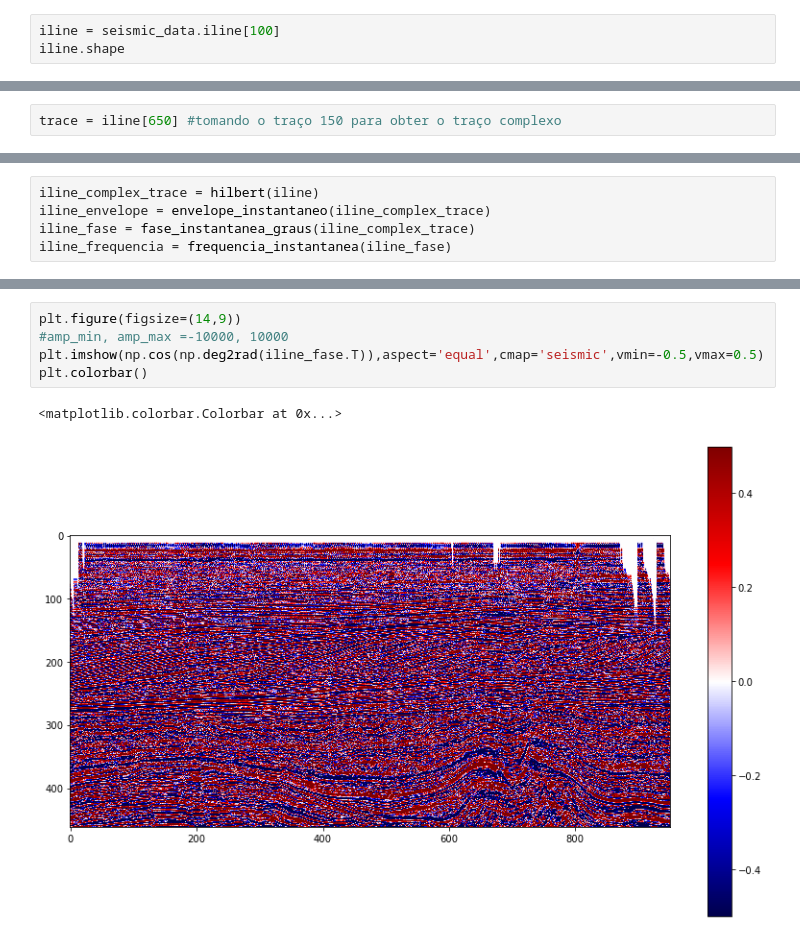
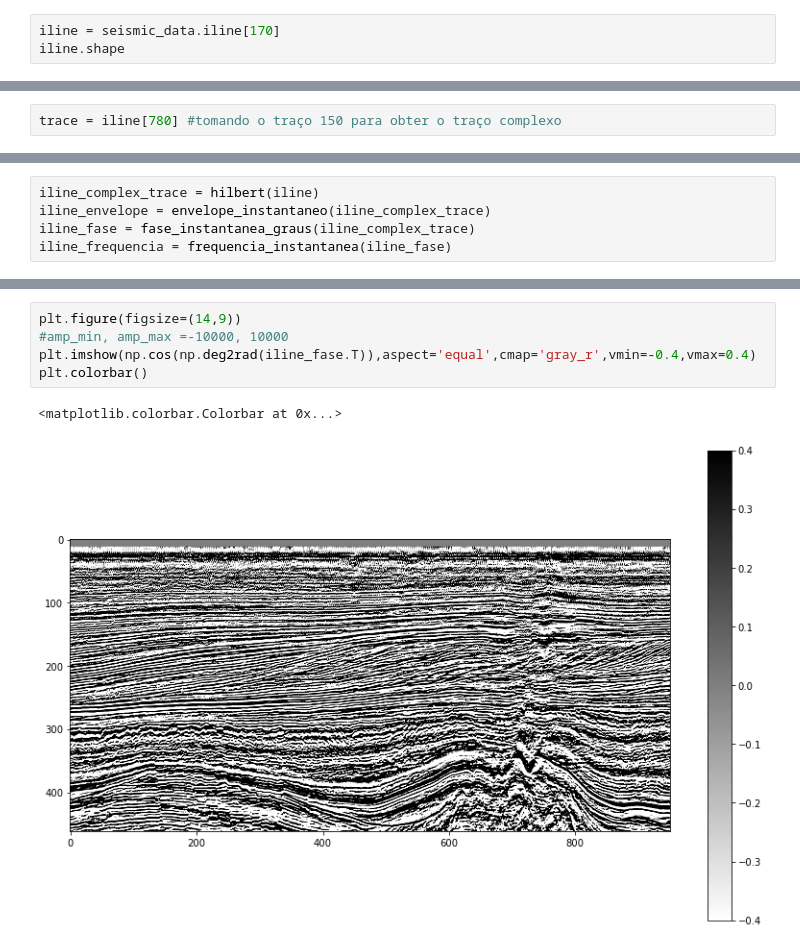
Before and after one commit to alexleogc/GEO214_Interpretacao_de_dados_sismicos_2021_2, a Jupyter notebook: Notebooks/005_Single_trace_attribute.ipynb, the cells around one changed output, grey strips where cells are left out. Saved outputs shown, nothing was run; the diff lists cells and outputs as text.

```diff
--- a/Notebooks/005_Single_trace_attribute.ipynb
+++ b/Notebooks/005_Single_trace_attribute.ipynb
@@ -64,5 +64,5 @@ plt.colorbar()
 # %%
-iline = seismic_data.iline[100]
+iline = seismic_data.iline[170]
 iline.shape
 # %% [output]
 (951, 462)
@@ -73,5 +73,5 @@ plot_single_trace(iline[650])
 # %%
-trace = iline[650] #tomando o traço 150 para obter o traço complexo
+trace = iline[780] #tomando o traço 150 para obter o traço complexo
 # %%
 complex_trace = hilbert(trace)
 # %%
@@ -194,11 +192,11 @@ plt.colorbar()
 # %%
 plt.figure(figsize=(14,9))
 #amp_min, amp_max =-10000, 10000
-plt.imshow(np.cos(np.deg2rad(iline_fase.T)),aspect='equal',cmap='seismic',vmin=-0.5,vmax=0.5)
+plt.imshow(np.cos(np.deg2rad(iline_fase.T)),aspect='equal',cmap='gray_r',vmin=-0.4,vmax=0.4)
 plt.colorbar()
 # %% [output]
 <matplotlib.colorbar.Colorbar at 0x...>
-[figure, old version]
+[figure, new version]
 # %%
 plt.figure(figsize=(14,9))
 #amp_min, amp_max =-10000, 10000
```
Also changed, not shown: parts of 20 cells of this notebook.
